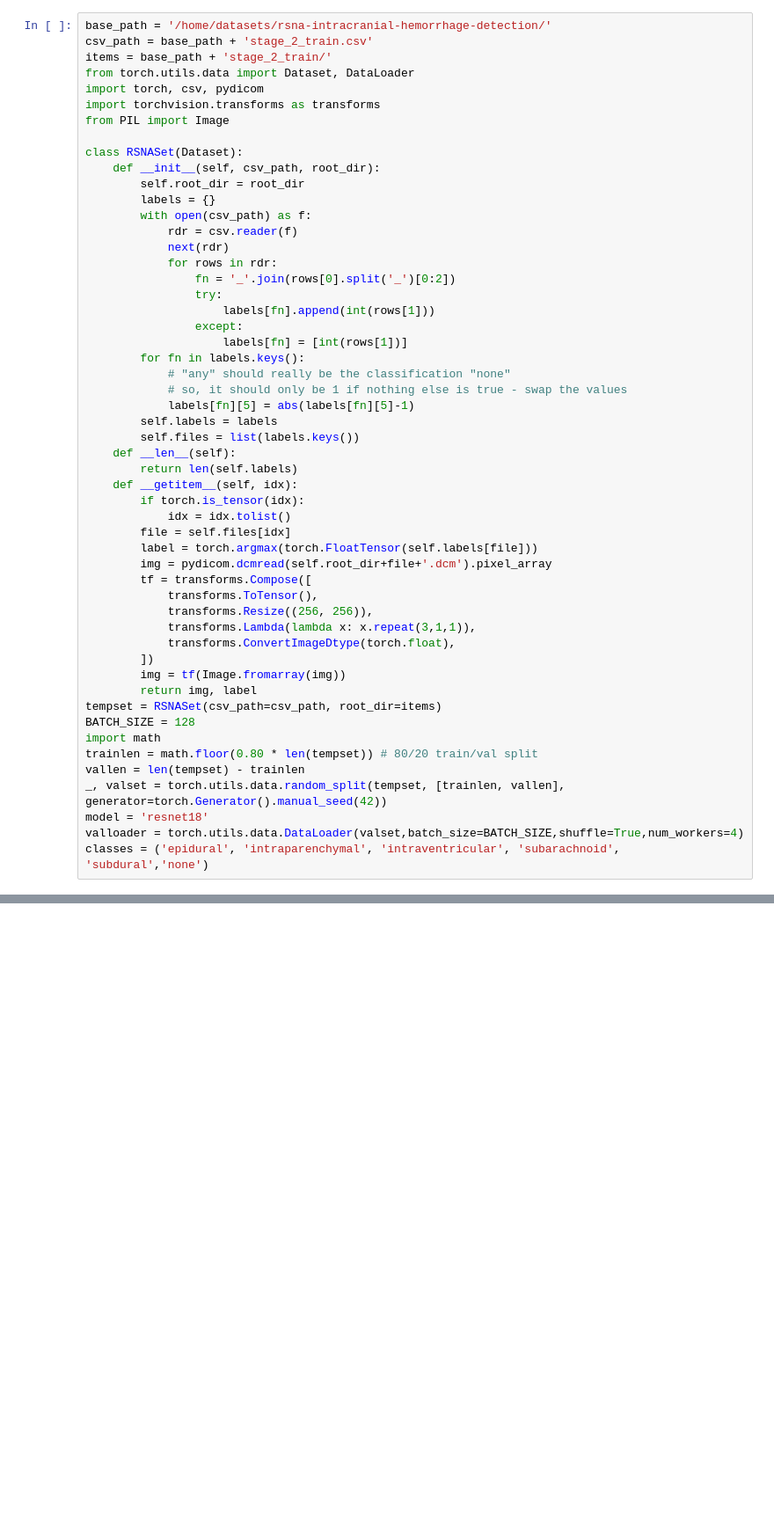
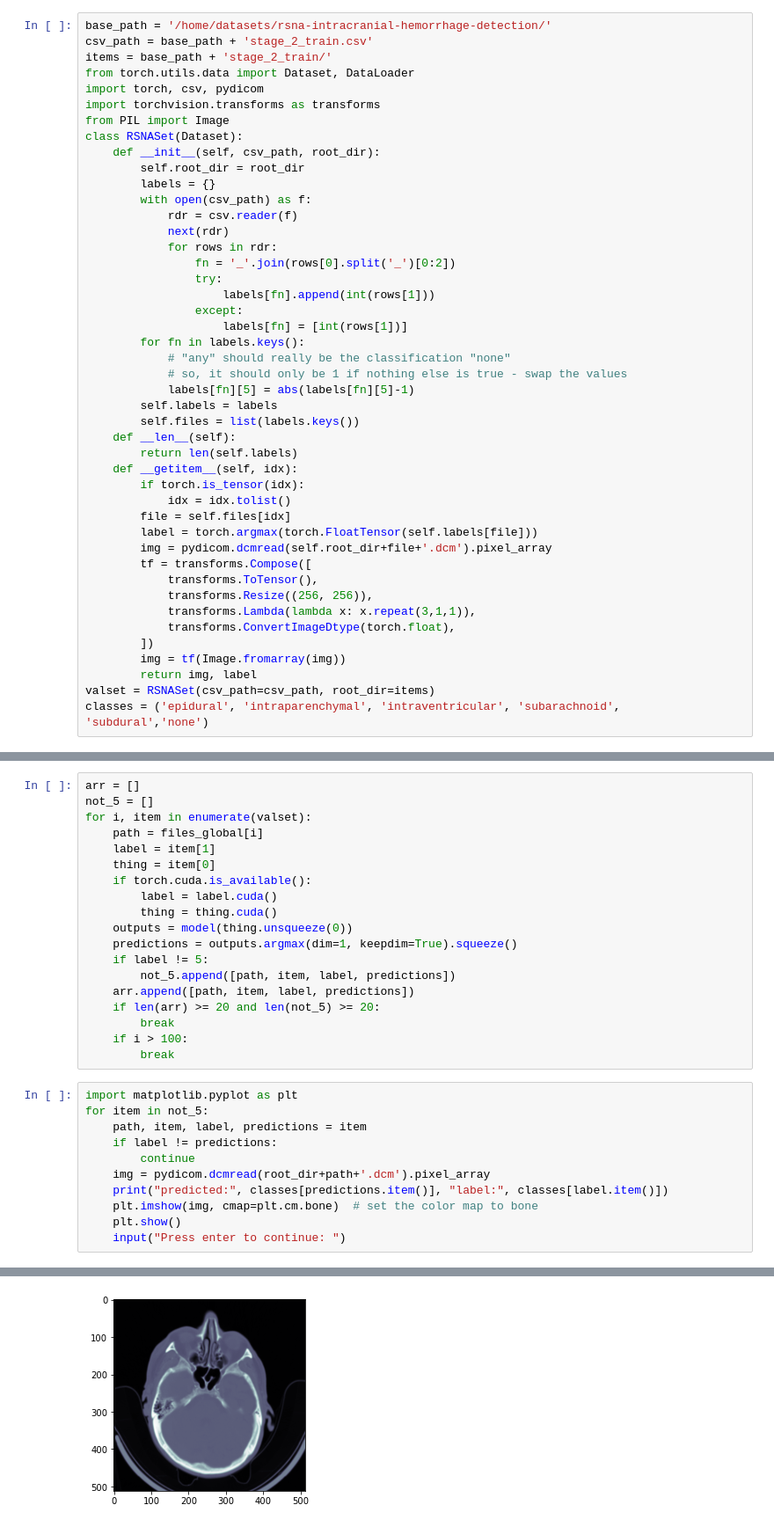
Before and after one commit to devksingh4/imsa-cs-ml, a Jupyter notebook: xrays/inf.ipynb, the cells around one changed output, grey strips where cells are left out. Shown at 88% size. Saved outputs shown, nothing was run; the diff lists cells and outputs as text; blank space fills up the shorter version.

```diff
--- a/xrays/inf.ipynb
+++ b/xrays/inf.ipynb
@@ -6,7 +6,6 @@ from torch.utils.data import Dataset, DataLoader
 import torch, csv, pydicom
 import torchvision.transforms as transforms
 from PIL import Image
-
 class RSNASet(Dataset):
     def __init__(self, csv_path, root_dir):
         self.root_dir = root_dir
@@ -42,12 +41,5 @@ class RSNASet(Dataset):
         ])
         img = tf(Image.fromarray(img))
         return img, label
-tempset = RSNASet(csv_path=csv_path, root_dir=items)
-BATCH_SIZE = 128
-import math
-trainlen = math.floor(0.80 * len(tempset)) # 80/20 train/val split
-vallen = len(tempset) - trainlen
-_, valset = torch.utils.data.random_split(tempset, [trainlen, vallen], generator=torch.Generator().manual_seed(42))
-model = 'resnet18'
-valloader = torch.utils.data.DataLoader(valset,batch_size=BATCH_SIZE,shuffle=True,num_workers=4)
+valset = RSNASet(csv_path=csv_path, root_dir=items)
 classes = ('epidural', 'intraparenchymal', 'intraventricular', 'subarachnoid', 'subdural','none')
@@ -78,0 +82,31 @@ class RSNATestSet(Dataset):
+# %%
+arr = []
+not_5 = []
+for i, item in enumerate(valset):
+    path = files_global[i]
+    label = item[1]
+    thing = item[0]
+    if torch.cuda.is_available():
+        label = label.cuda()
+        thing = thing.cuda()
+    outputs = model(thing.unsqueeze(0))
+    predictions = outputs.argmax(dim=1, keepdim=True).squeeze()
+    if label != 5:
+        not_5.append([path, item, label, predictions])
+    arr.append([path, item, label, predictions])
+    if len(arr) >= 20 and len(not_5) >= 20:
+        break
+    if i > 100:
+        break
+# %%
+import matplotlib.pyplot as plt
+for item in not_5:
+    path, item, label, predictions = item
+    if label != predictions:
+        continue
+    img = pydicom.dcmread(root_dir+path+'.dcm').pixel_array
+    print("predicted:", classes[predictions.item()], "label:", classes[label.item()])
+    plt.imshow(img, cmap=plt.cm.bone)  # set the color map to bone
+    plt.show()
+    input("Press enter to continue: ")
+# %% [output]
@@ -78,0 +114 @@ class RSNATestSet(Dataset):
+[figure, added]
```
Also changed, not shown: parts of 6 cells of this notebook, 1 other file.
